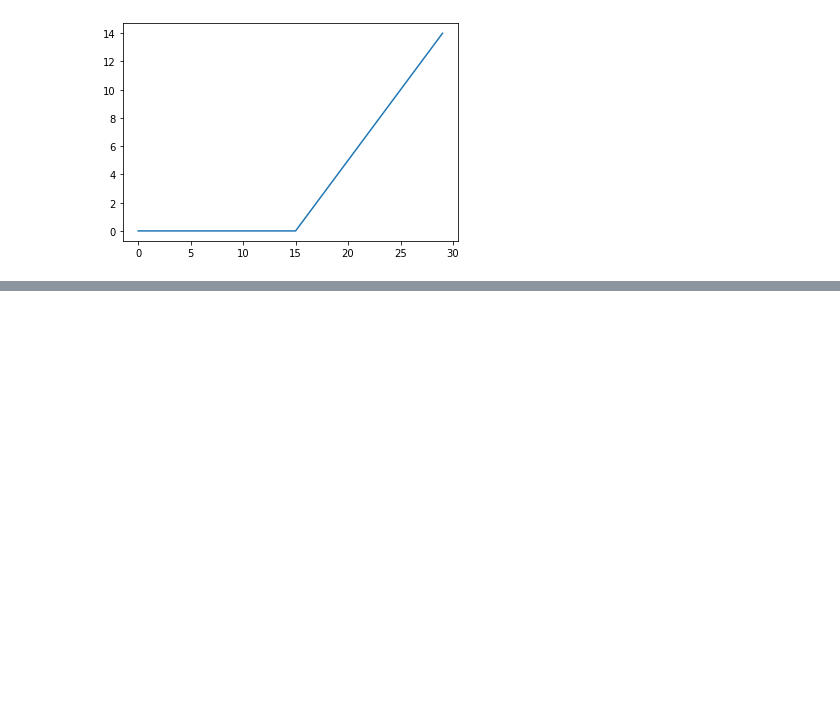
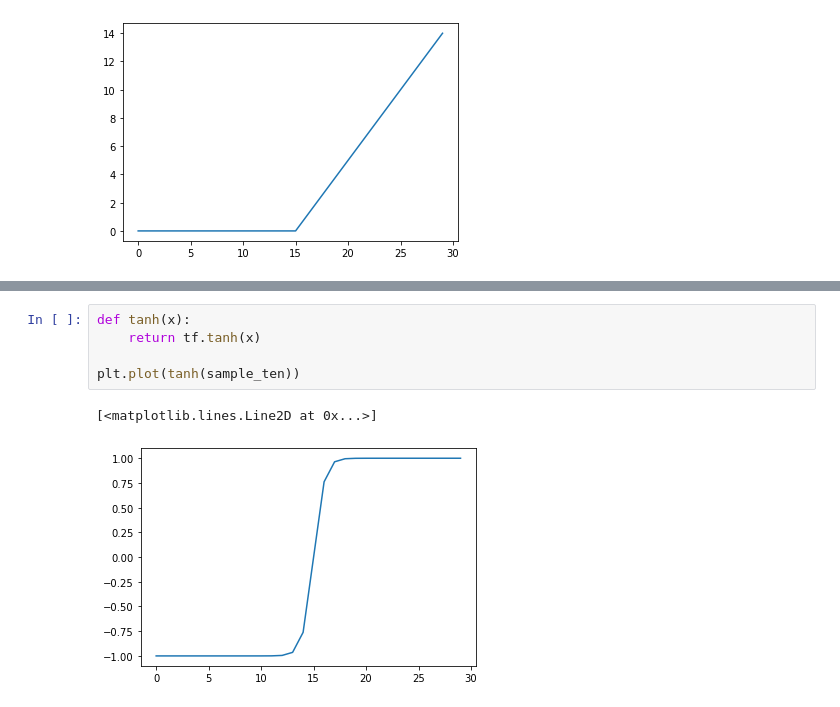
Before and after one commit to kspicer80/tutorials, a Jupyter notebook: tensor_flow_tutorial/tensor_flow_tutorial_2.ipynb, the cells around one changed output, grey strips where cells are left out. Saved outputs shown, nothing was run; the diff lists cells and outputs as text; blank space fills up the shorter version.

```diff
--- a/tensor_flow_tutorial/tensor_flow_tutorial_2.ipynb
+++ b/tensor_flow_tutorial/tensor_flow_tutorial_2.ipynb
@@ -167,0 +176,8 @@ plt.plot(relu(sample_ten))
+# %%
+def tanh(x):
+    return tf.tanh(x)
+
+plt.plot(tanh(sample_ten))
+# %% [output]
+[<matplotlib.lines.Line2D at 0x...>]
+[figure, added]
```
Also changed, not shown: parts of 16 cells of this notebook.
